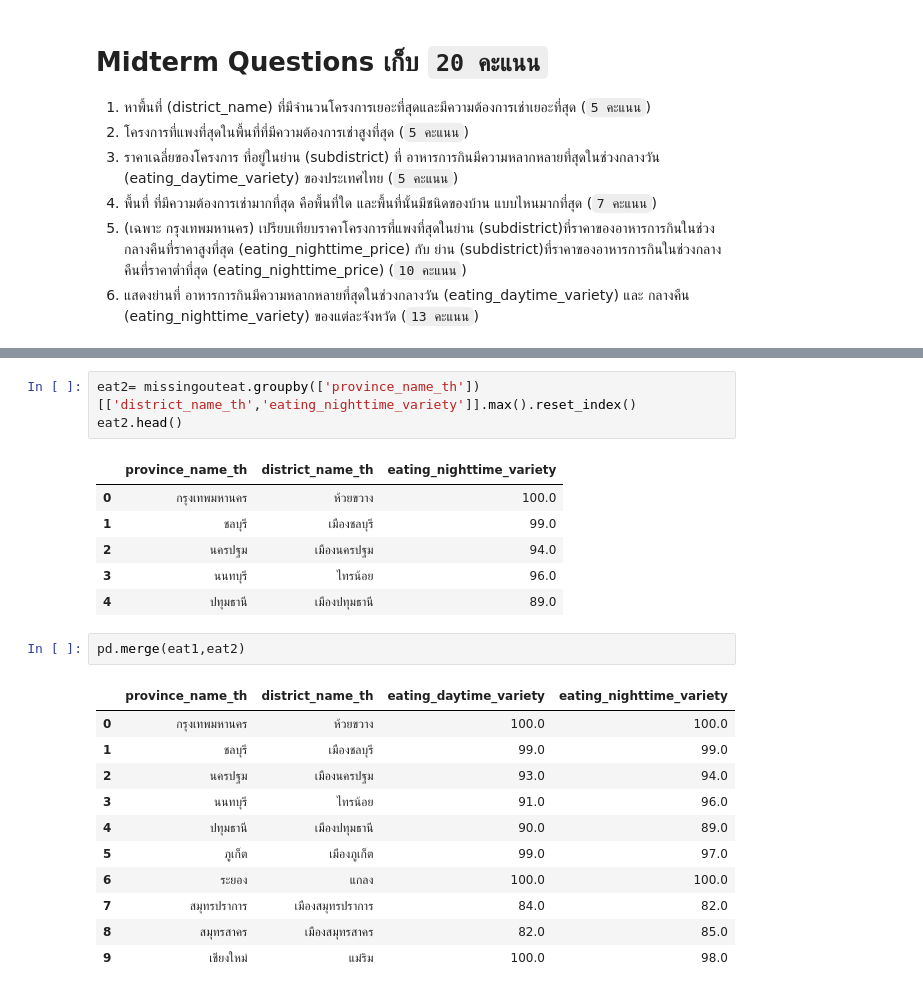
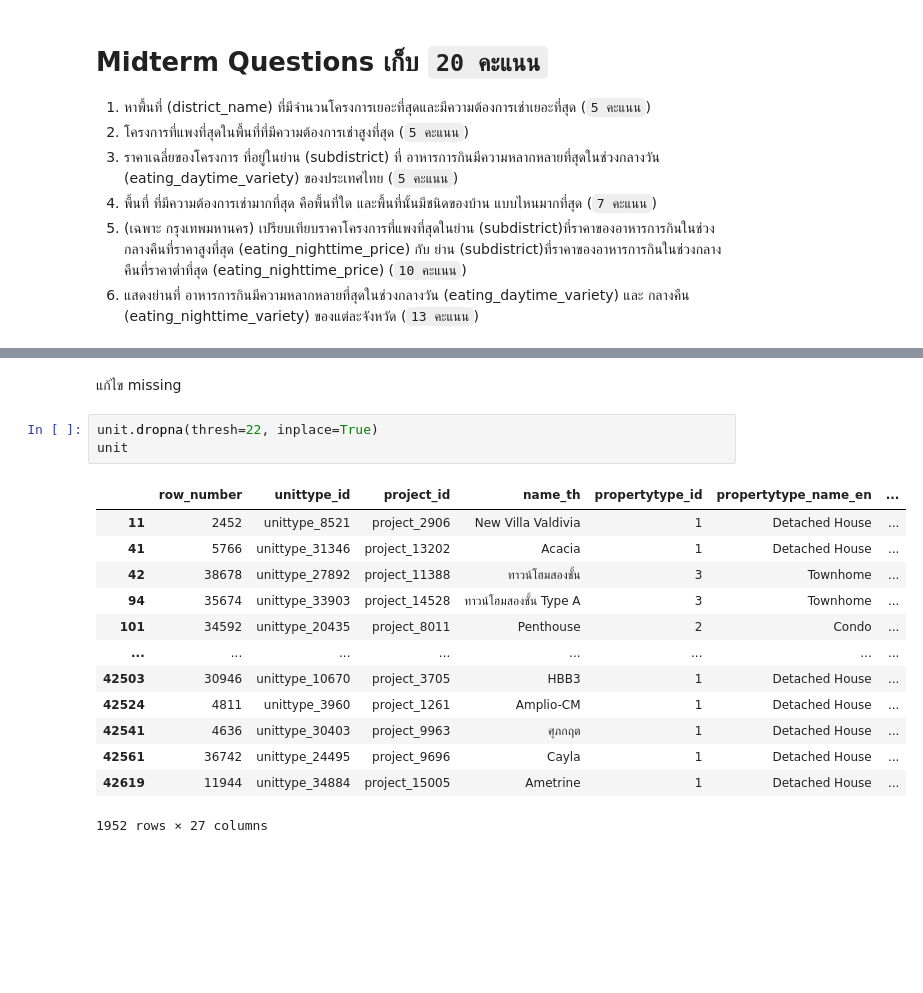
Before and after one commit to kumoromilee/BasicProg_DataViz65, a Jupyter notebook: midterm65.ipynb, the cells around one changed output, grey strips where cells are left out. Saved outputs shown, nothing was run; the diff lists cells and outputs as text; blank space fills up the shorter version.

```diff
--- a/midterm65.ipynb
+++ b/midterm65.ipynb
@@ -247,24 +83,19 @@ eat1.head()
-# %%
-eat2= missingouteat.groupby(['province_name_th'])[['district_name_th','eating_nighttime_variety']].max().reset_index()
-eat2.head()
-# %% [output]
-|  | province_name_th | district_name_th | eating_nighttime_variety |
-| 0 | กรุงเทพมหานคร | ห้วยขวาง | 100.0 |
-| 1 | ชลบุรี | เมืองชลบุรี | 99.0 |
-| 2 | นครปฐม | เมืองนครปฐม | 94.0 |
-| 3 | นนทบุรี | ไทรน้อย | 96.0 |
-| 4 | ปทุมธานี | เมืองปทุมธานี | 89.0 |
-# %%
-pd.merge(eat1,eat2)
-# %% [output]
-|  | province_name_th | district_name_th | eating_daytime_variety | eating_nighttime_variety |
-| 0 | กรุงเทพมหานคร | ห้วยขวาง | 100.0 | 100.0 |
-| 1 | ชลบุรี | เมืองชลบุรี | 99.0 | 99.0 |
-| 2 | นครปฐม | เมืองนครปฐม | 93.0 | 94.0 |
-| 3 | นนทบุรี | ไทรน้อย | 91.0 | 96.0 |
-| 4 | ปทุมธานี | เมืองปทุมธานี | 90.0 | 89.0 |
-| 5 | ภูเก็ต | เมืองภูเก็ต | 99.0 | 97.0 |
-| 6 | ระยอง | แกลง | 100.0 | 100.0 |
-| 7 | สมุทรปราการ | เมืองสมุทรปราการ | 84.0 | 82.0 |
-| 8 | สมุทรสาคร | เมืองสมุทรสาคร | 82.0 | 85.0 |
-| 9 | เชียงใหม่ | แม่ริม | 100.0 | 98.0 |
+# %% [markdown]
+แก้ไข missing
+# %%
+unit.dropna(thresh=22, inplace=True)
+unit
+# %% [output]
+|  | row_number | unittype_id | project_id | name_th | propertytype_id | propertytype_name_en | ... |
+| 11 | 2452 | unittype_8521 | project_2906 | New Villa Valdivia | 1 | Detached House | ... |
+| 41 | 5766 | unittype_31346 | project_13202 | Acacia | 1 | Detached House | ... |
+| 42 | 38678 | unittype_27892 | project_11388 | ทาวน์โฮมสองชั้น | 3 | Townhome | ... |
+| 94 | 35674 | unittype_33903 | project_14528 | ทาวน์โฮมสองชั้น Type A | 3 | Townhome | ... |
+| 101 | 34592 | unittype_20435 | project_8011 | Penthouse | 2 | Condo | ... |
+| ... | ... | ... | ... | ... | ... | ... | ... |
+| 42503 | 30946 | unittype_10670 | project_3705 | HBB3 | 1 | Detached House | ... |
+| 42524 | 4811 | unittype_3960 | project_1261 | Amplio-CM | 1 | Detached House | ... |
+| 42541 | 4636 | unittype_30403 | project_9963 | ศุภกฤต | 1 | Detached House | ... |
+| 42561 | 36742 | unittype_24495 | project_9696 | Cayla | 1 | Detached House | ... |
+| 42619 | 11944 | unittype_34884 | project_15005 | Ametrine | 1 | Detached House | ... |
+1952 rows × 27 columns
```
Also changed, not shown: parts of 90 cells of this notebook.
